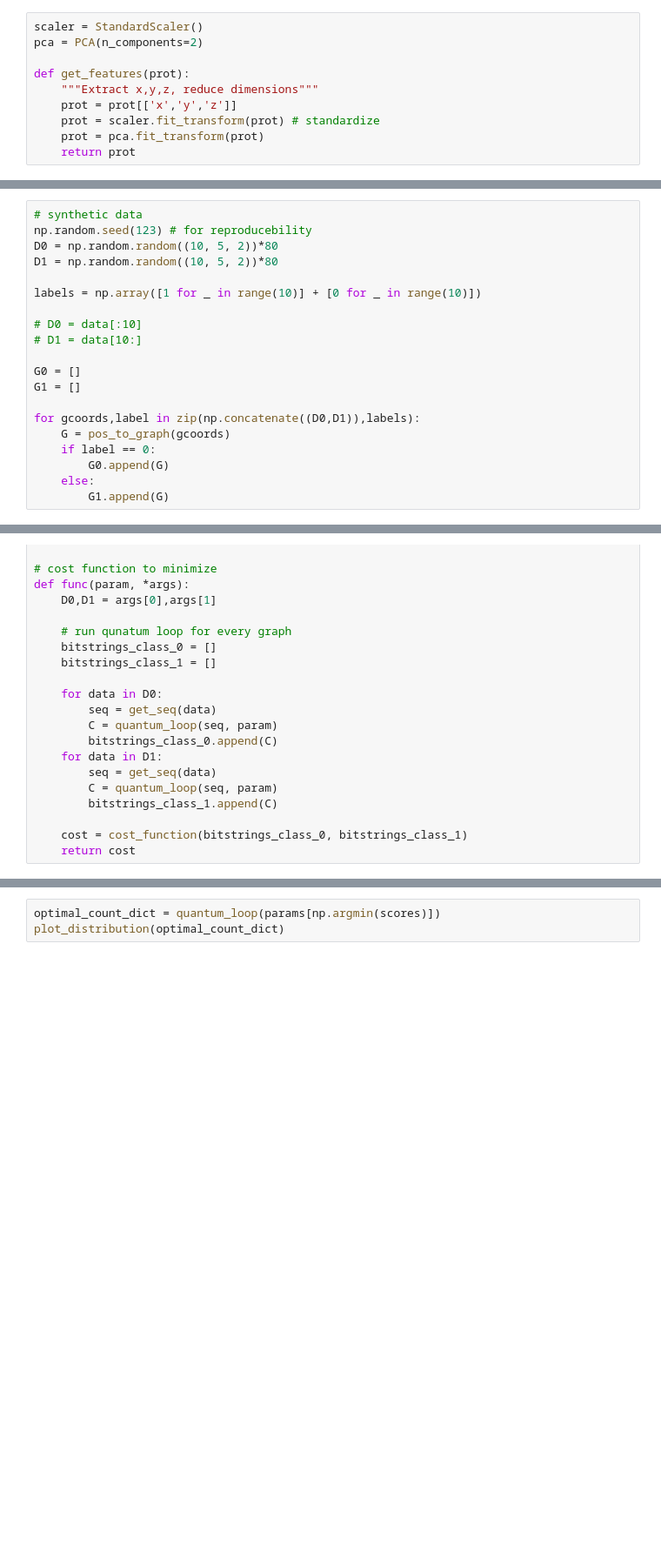
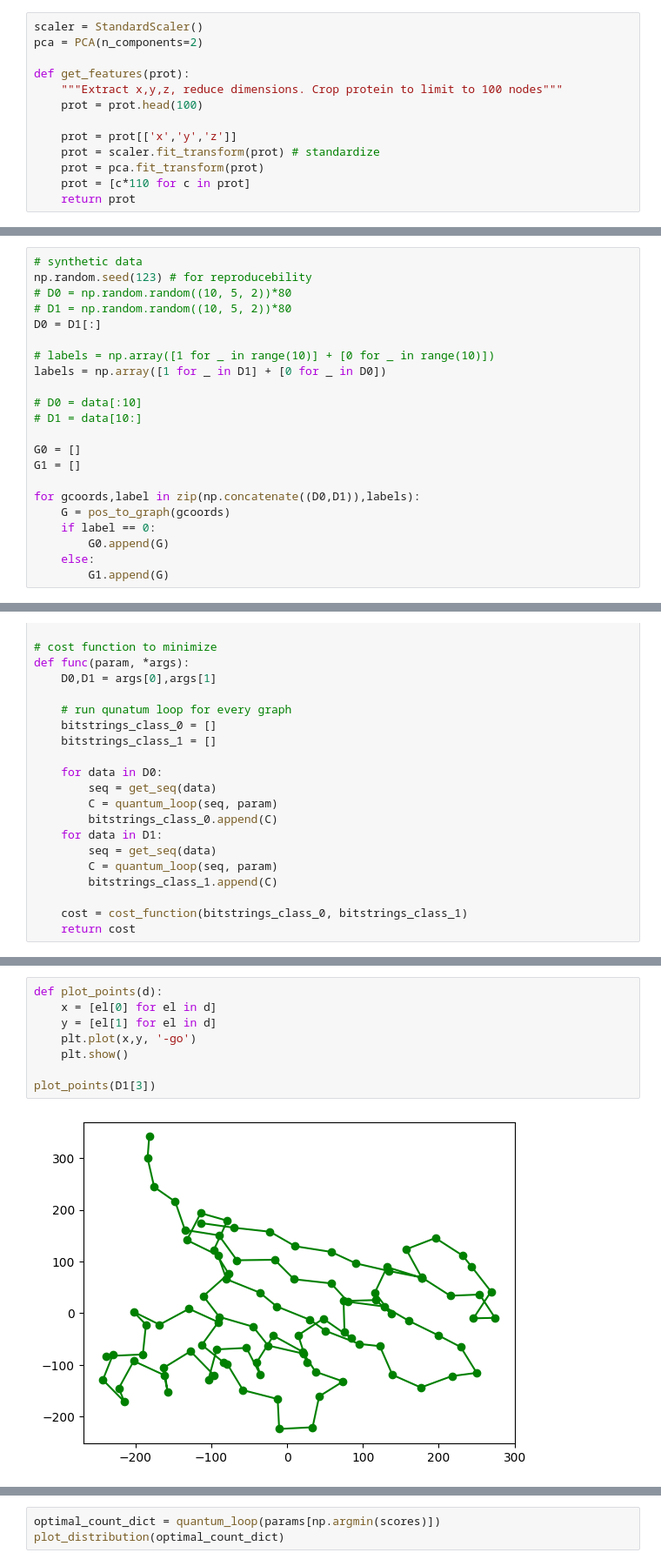
Before and after one commit to iljapavlov/EPIQEK, a Jupyter notebook: qaoa.ipynb, the cells around one changed output, grey strips where cells are left out. Shown: that part at 87% size. Cells and saved outputs as stored; diff of their text form; blank space fills up the shorter version.

```diff
--- a/qaoa.ipynb
+++ b/qaoa.ipynb
@@ -190,10 +193,13 @@ scaler = StandardScaler()
 pca = PCA(n_components=2)
 
 def get_features(prot):
-    """Extract x,y,z, reduce dimensions"""
+    """Extract x,y,z, reduce dimensions. Crop protein to limit to 100 nodes"""
+    prot = prot.head(100)
+
     prot = prot[['x','y','z']]
     prot = scaler.fit_transform(prot) # standardize
     prot = pca.fit_transform(prot)
+    prot = [c*110 for c in prot]
     return prot
 # %%
 # load data
@@ -215,10 +221,12 @@ for prot,label in data:
 # %%
 # synthetic data
 np.random.seed(123) # for reproducebility
-D0 = np.random.random((10, 5, 2))*80
-D1 = np.random.random((10, 5, 2))*80
+# D0 = np.random.random((10, 5, 2))*80
+# D1 = np.random.random((10, 5, 2))*80
+D0 = D1[:]
 
-labels = np.array([1 for _ in range(10)] + [0 for _ in range(10)])
+# labels = np.array([1 for _ in range(10)] + [0 for _ in range(10)])
+labels = np.array([1 for _ in D1] + [0 for _ in D0])
 
 # D0 = data[:10]
 # D1 = data[10:]
@@ -279,3 +336,13 @@ def func(param, *args):
+# %%
+def plot_points(d):
+    x = [el[0] for el in d]
+    y = [el[1] for el in d]
+    plt.plot(x,y, '-go')
+    plt.show()
+
+plot_points(D1[3])
+# %% [output]
+[figure, added]
 # %%
 from scipy.optimize import minimize
 scores = []
```
Also changed, not shown: parts of 7 cells of this notebook, 3 other files.
